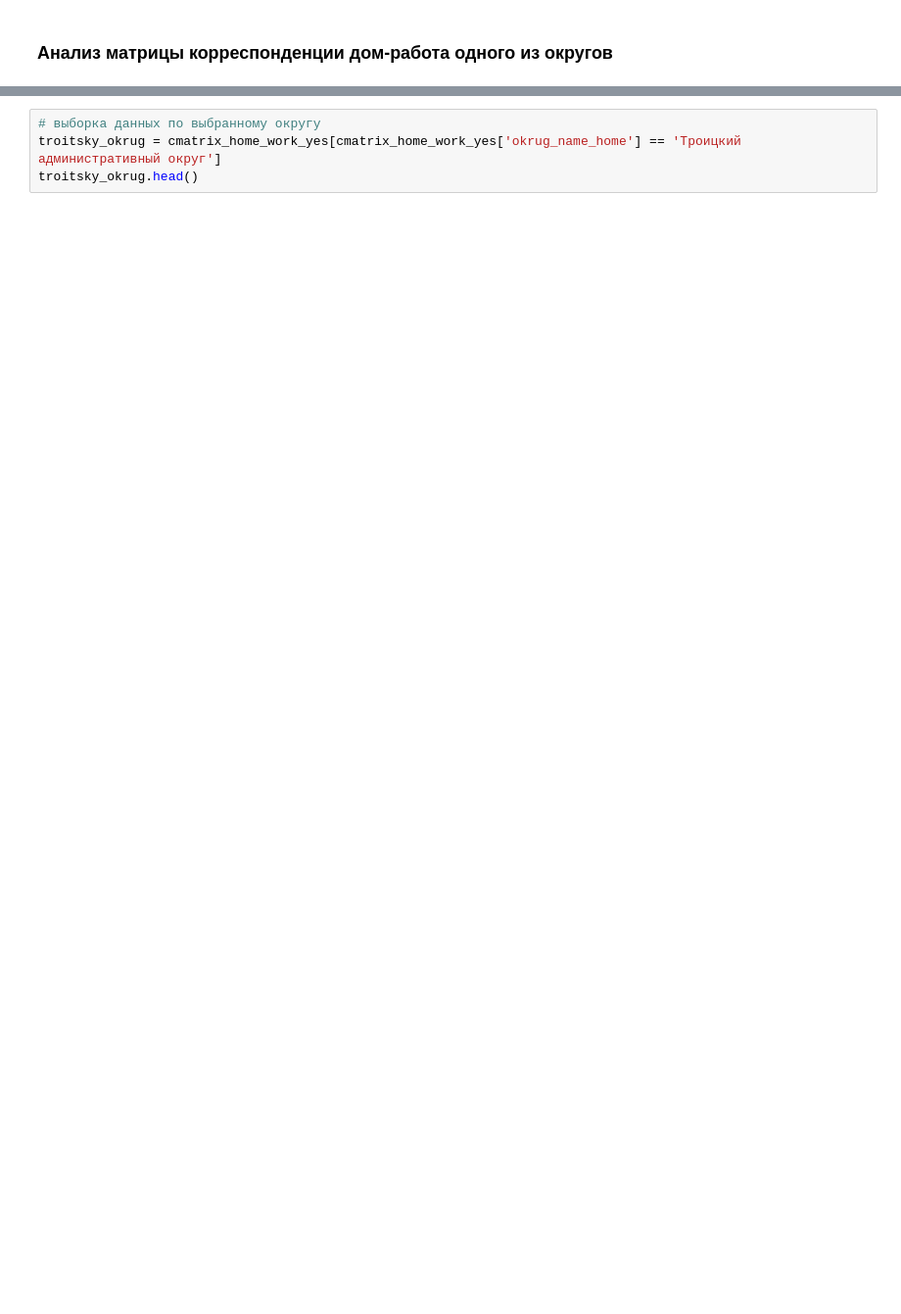
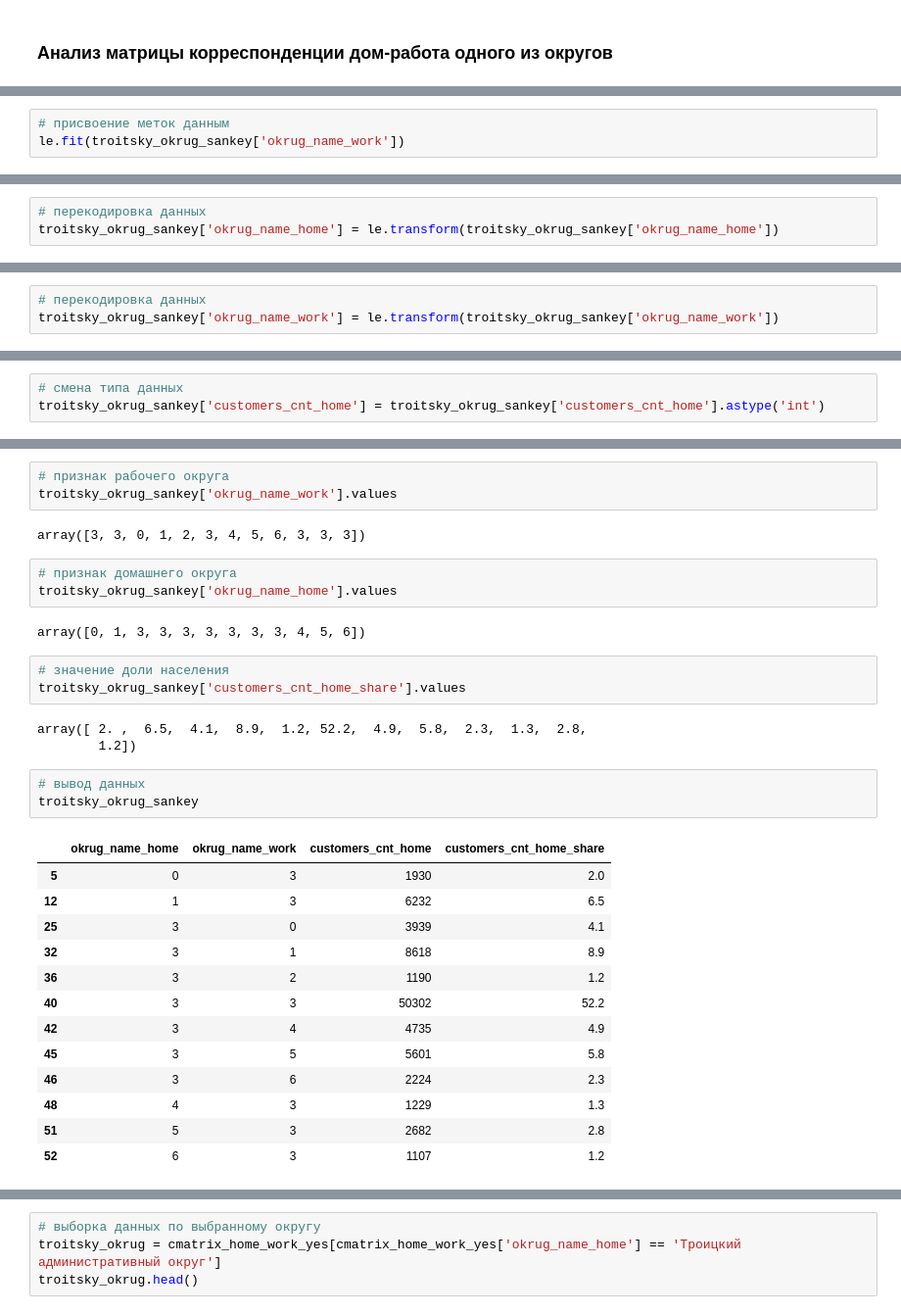
Before and after one commit to RuslanLat/moscov, a Jupyter notebook: EDA_home_work.ipynb, the cells around one changed output, grey strips where cells are left out. Shown: that part at 98% size. Saved outputs shown, nothing was run; the diff lists cells and outputs as text; blank space fills up the shorter version.

```diff
--- a/EDA_home_work.ipynb
+++ b/EDA_home_work.ipynb
@@ -264,0 +317,3 @@ cmatrix_home_work_yes.head()
+# %%
+# присвоение меток данным
+le.fit(troitsky_okrug_sankey['okrug_name_work'])
@@ -264,0 +333,3 @@ cmatrix_home_work_yes.head()
+# %%
+# перекодировка данных
+troitsky_okrug_sankey['okrug_name_home'] = le.transform(troitsky_okrug_sankey['okrug_name_home'])
@@ -264,0 +341,3 @@ cmatrix_home_work_yes.head()
+# %%
+# перекодировка данных
+troitsky_okrug_sankey['okrug_name_work'] = le.transform(troitsky_okrug_sankey['okrug_name_work'])
@@ -264,0 +359,3 @@ cmatrix_home_work_yes.head()
+# %%
+# смена типа данных
+troitsky_okrug_sankey['customers_cnt_home'] = troitsky_okrug_sankey['customers_cnt_home'].astype('int')
@@ -264,0 +391,33 @@ cmatrix_home_work_yes.head()
+# %%
+# признак рабочего округа
+troitsky_okrug_sankey['okrug_name_work'].values
+# %% [output]
+array([3, 3, 0, 1, 2, 3, 4, 5, 6, 3, 3, 3])
+# %%
+# признак домашнего округа
+troitsky_okrug_sankey['okrug_name_home'].values
+# %% [output]
+array([0, 1, 3, 3, 3, 3, 3, 3, 3, 4, 5, 6])
+# %%
+# значение доли населения
+troitsky_okrug_sankey['customers_cnt_home_share'].values
+# %% [output]
+array([ 2. ,  6.5,  4.1,  8.9,  1.2, 52.2,  4.9,  5.8,  2.3,  1.3,  2.8,
+        1.2])
+# %%
+# вывод данных
+troitsky_okrug_sankey
+# %% [output]
+|  | okrug_name_home | okrug_name_work | customers_cnt_home | customers_cnt_home_share |
+| 5 | 0 | 3 | 1930 | 2.0 |
+| 12 | 1 | 3 | 6232 | 6.5 |
+| 25 | 3 | 0 | 3939 | 4.1 |
+| 32 | 3 | 1 | 8618 | 8.9 |
+| 36 | 3 | 2 | 1190 | 1.2 |
+| 40 | 3 | 3 | 50302 | 52.2 |
+| 42 | 3 | 4 | 4735 | 4.9 |
+| 45 | 3 | 5 | 5601 | 5.8 |
+| 46 | 3 | 6 | 2224 | 2.3 |
+| 48 | 4 | 3 | 1229 | 1.3 |
+| 51 | 5 | 3 | 2682 | 2.8 |
+| 52 | 6 | 3 | 1107 | 1.2 |
```
Also changed, not shown: parts of 21 cells of this notebook, 1 other file.
